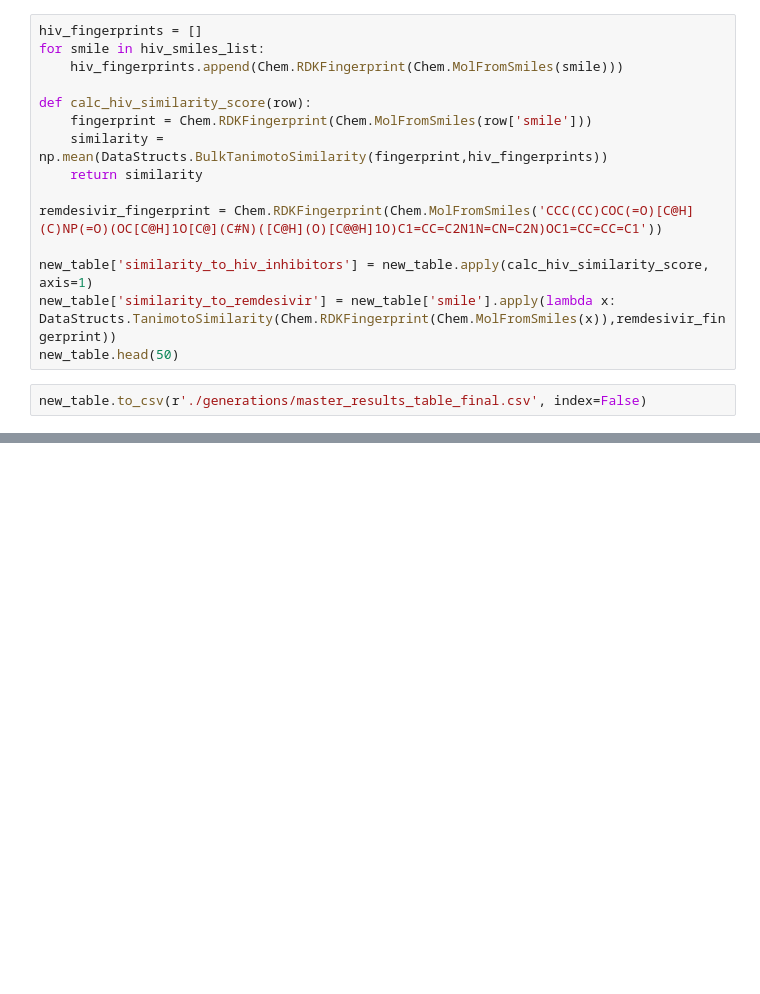
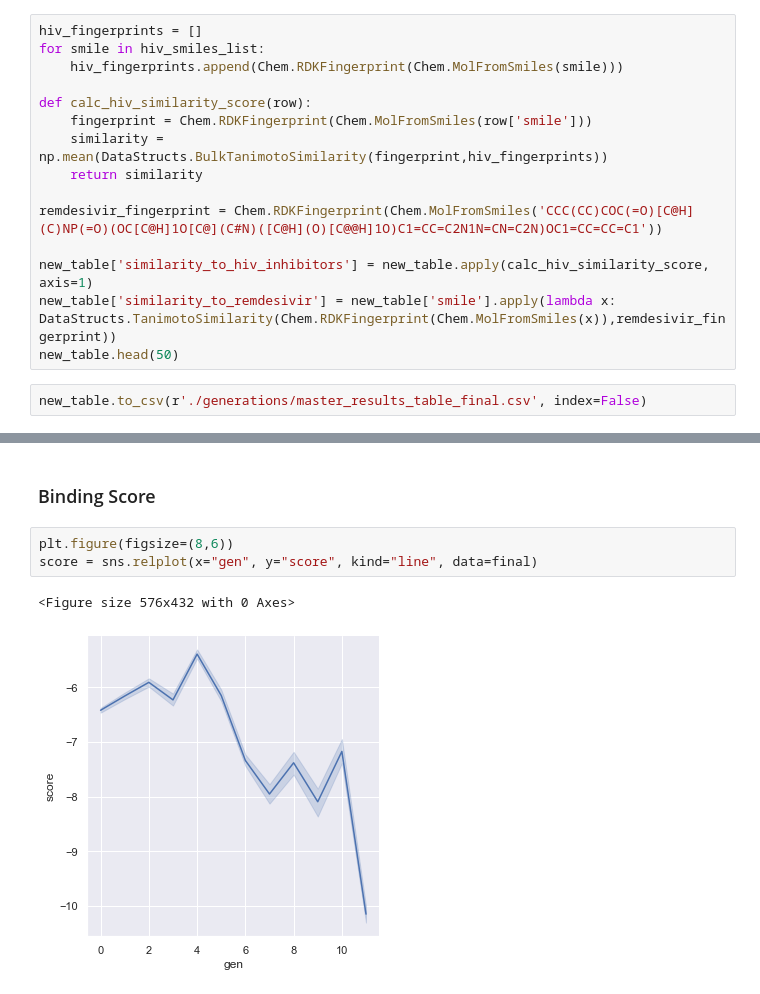
Before and after one commit to forkwell-io/fch-drug-discovery, a Jupyter notebook: Final Results.ipynb, the cells around one changed output, grey strips where cells are left out. Cells and saved outputs as stored; diff of their text form; blank space fills up the shorter version.

```diff
--- a/Final Results.ipynb
+++ b/Final Results.ipynb
@@ -154,0 +186,8 @@ new_table.to_csv(r'./generations/master_results_table_final.csv', index=False)
+# %% [markdown]
+### Binding Score
+# %%
+plt.figure(figsize=(8,6))
+score = sns.relplot(x="gen", y="score", kind="line", data=final)
+# %% [output]
+<Figure size 576x432 with 0 Axes>
+[figure, added]
```
Also changed, not shown: parts of 28 cells of this notebook, 37 other files.
